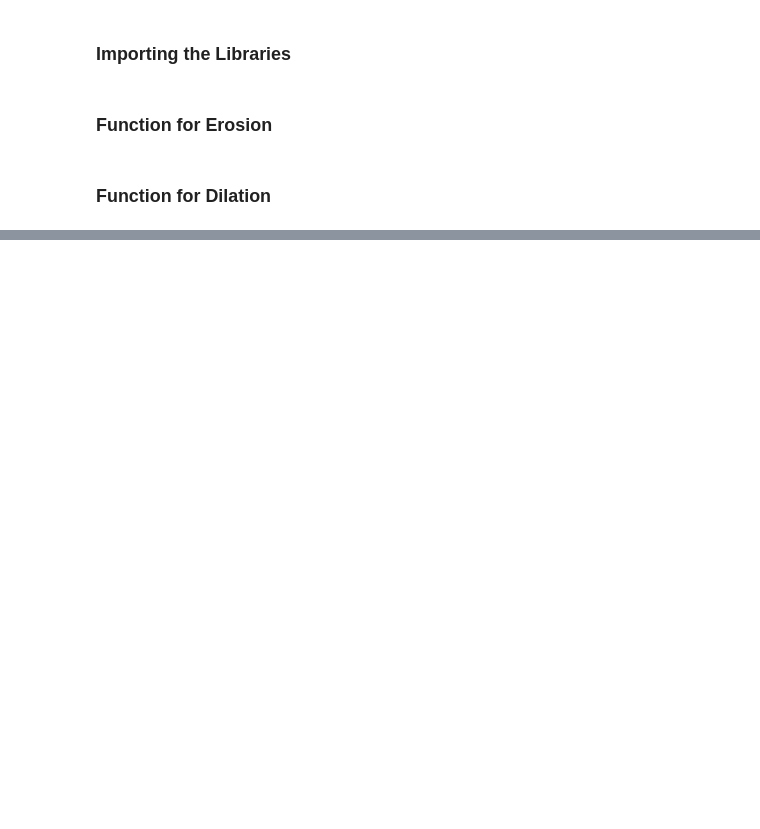
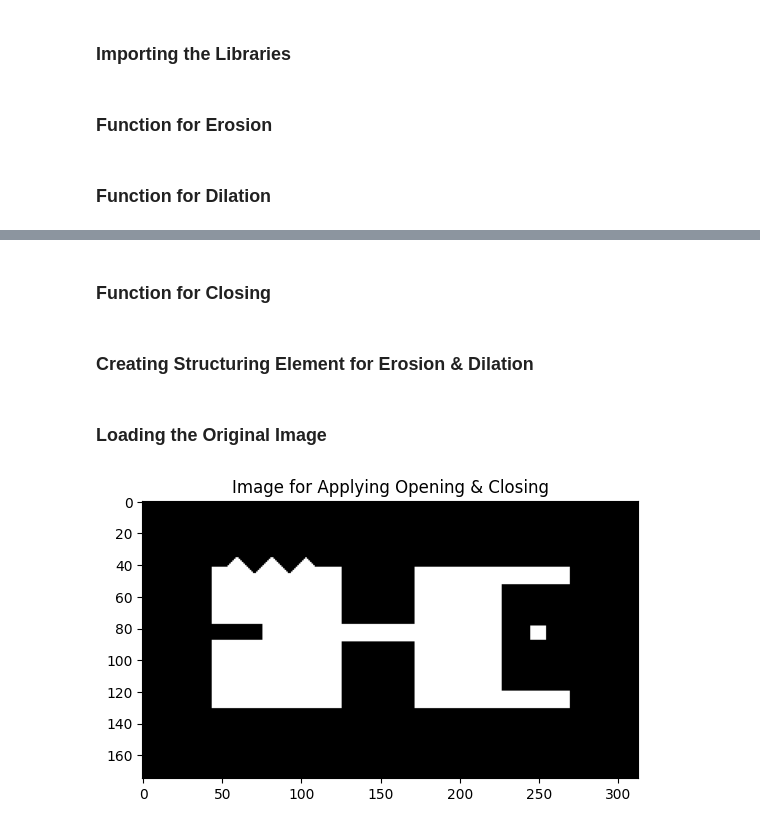
Before and after one commit to ahnafshahrear/Digital-Image-Processing-Lab, a Jupyter notebook: 5(b) Opening & Closing.ipynb, the cells around one changed output, grey strips where cells are left out. Saved outputs shown, nothing was run; the diff lists cells and outputs as text; code cells hidden in the pictures; blank space fills up the shorter version.

Commit message:
5(b) Opening & Closing added

```diff
--- a/5(b) Opening & Closing.ipynb
+++ b/5(b) Opening & Closing.ipynb
@@ -52,0 +60,2 @@ def apply_dilation_operation(image, structuring_element):
+# %% [markdown]
+### Function for Closing
@@ -52,0 +67,2 @@ def apply_dilation_operation(image, structuring_element):
+# %% [markdown]
+### Creating Structuring Element for Erosion & Dilation
@@ -52,0 +73,9 @@ def apply_dilation_operation(image, structuring_element):
+# %% [markdown]
+### Loading the Original Image
+# %%
+morphology_shape = cv2.imread("./Morphology Shape 313x175.tif", 0)
+plt.imshow(cv2.cvtColor(morphology_shape, cv2.COLOR_BGR2RGB))
+plt.title("Image for Applying Opening & Closing")
+plt.show()
+# %% [output]
+[figure, added]
```
Also changed, not shown: parts of 9 cells of this notebook.
